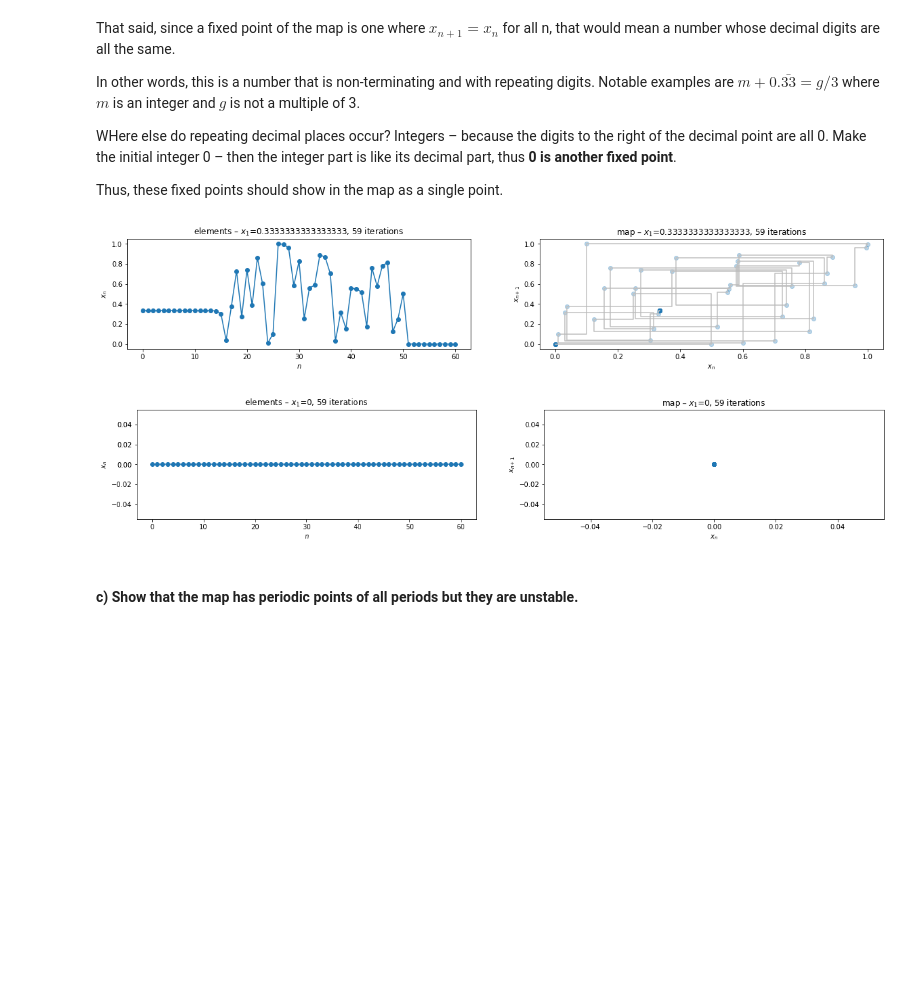
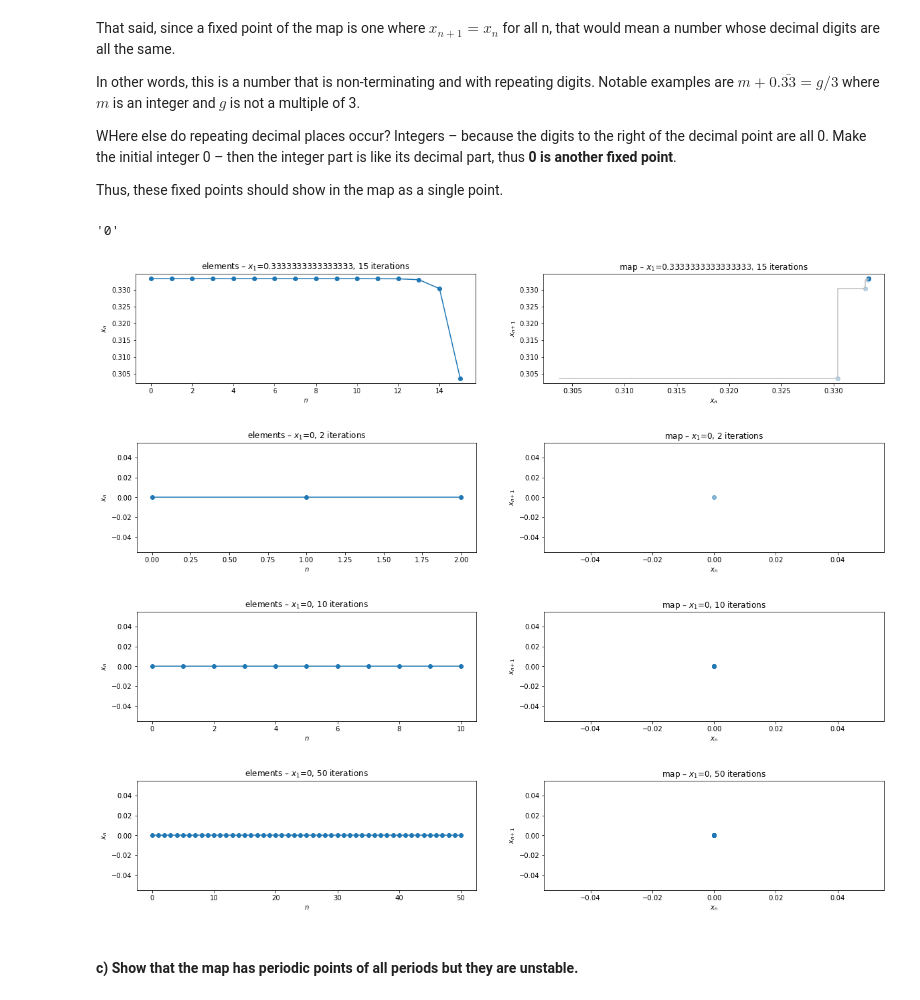
Before and after one commit to mimmphi/Physics-212, a Jupyter notebook: 10.3.7.ipynb, the cells around one changed output. Cells and saved outputs as stored; diff of their text form; code cells hidden in the pictures; blank space fills up the shorter version.

Commit message:
Fixed automation of iteration number
By operating on the input number (unmodified– this is the important part) as a string, then slicing that string to get the digits after the decimal point.

```diff
--- a/10.3.7.ipynb
+++ b/10.3.7.ipynb
@@ -21,11 +14,19 @@ test
 # %%
 # wrapped into a function
-def dec_shift_map(si, stop=len(f'{int(abs(si) - math.floor(abs(si)))}'), show=False):
-    '''si = initial condition
-    stop = number of iterations'''
+def dec_shift_map(si, stop=None, show=False):
+    '''
+    si = initial condition
+    stop = number of iterations.
+        the default value is the number of decimal places as displayed in the input, redefined later inside this function.
+        see "Scratch" section of this notebook for explanation.)
+        but can be set otherwise.
+    show = controls whether or not to print the array of elements generated by the map'''
+
     # compute iteratively
 
     s = [si] # list of values... initialized only with the initial condition
+    if stop == None:
+        stop = len(repr(si).split('.')[1]) - 1
 
     while len(s) <= stop:
         s_mod = 10 * abs(s[-1]) # prepare 10x_n, where x_n is the last element in the list...
@@ -39,26 +40,22 @@ def dec_shift_map(si, stop=len(f'{int(abs(si) - math.floor(abs(si)))}'), show=Fa
     xn = s[:stop]
     xnext = s[1:]
     pts_map = np.array([xn, xnext])
-    pts_map = pts_map.T#
-#     print(pts_map)
+    pts_map = pts_map.T # T = transpose. so that I get an array of ordered pairs, rather than a pair of arrays.
 
     # similarly for the vertices
     vertices = np.array([xnext, xnext]).T
-#     print(vertices)
 
     # concatenate both
     cobweb = np.concatenate((pts_map, vertices), axis=1)
-    # print(cobweb)
-    r = cobweb.shape[0]; c = cobweb.shape[1] // 2
-    cobweb = cobweb.reshape((2*r, c))
-#     print(cobweb)
+    r = cobweb.shape[0]; c = cobweb.shape[1]
+    cobweb = cobweb.reshape((2*r, c//2))
 
     # PLOT
 
     fig, ax = plt.subplots(1, 2, figsize=(20, 3))
     #
     ax[0].plot(np.arange(len(s)), s, marker='o')
-    ax[0].set(xlabel='$n$', ylabel='$x_n$', title=f'elements – $x_1$={si}, {stop - 1} iterations')
+    ax[0].set(xlabel='$n$', ylabel='$x_n$', title=f'elements – $x_1$={si}, {stop} iterations')
 
     # points on the map + vertices of the cobweb
     ax[1].plot(cobweb[:,0], cobweb[:,1], color='silver')
@@ -66,9 +63,12 @@ def dec_shift_map(si, stop=len(f'{int(abs(si) - math.floor(abs(si)))}'), show=Fa
     # points on the map
     ax[1].scatter(s[:stop], s[1:], marker='o', alpha=0.30) # exploit transparency of the visual to distinguish near-overlapping and fixed points from the rest.
 
-    ax[1].set(xlabel='$x_n$', ylabel='$x_{n+1}$', title=f'map – $x_1$={si}, {stop - 1} iterations')
+    ax[1].set(xlabel='$x_n$', ylabel='$x_{n+1}$', title=f'map – $x_1$={si}, {stop} iterations')
 
     if show:
-        return s
-    else:
-        None
+        print(s)
+#     else:
+#         None
+
+dec_shift_map(si=1.23456789, show=True)
+# dec_shift_map(si=1.2345, stop=10, show=True)
@@ -115,15 +107,24 @@ In other words, this is a number that is non-terminating and with repeating digi
 WHere else do repeating decimal places occur? Integers – because the digits to the right of the decimal point are all 0. Make the initial integer 0 – then the integer part is like its decimal part, thus **0 is another fixed point**.
 
 Thus, these fixed points should show in the map as a single point.
+# %%
+repr(0)
+# %% [output]
+'0'
 # %%
 # investigate notable cases; test your guesses of fixed points
 
 # repeating, non-terminating
-dec_shift_map(si=1/3, stop=60) # ???
-dec_shift_map(si=0, stop=60) # ok
+dec_shift_map(si=1/3)
+dec_shift_map(si=___) # / 99
+dec_shift_map(si=0,stop=2)
+dec_shift_map(si=0,stop=10)
+dec_shift_map(si=0,stop=50)
 # %% [output]
-[figure, old version]
+[figure, new version]
-[figure, old version]
+[figure, new version]
+[figure, added]
+[figure, added]
 # %% [markdown]
 #### c) Show that the map has periodic points of all periods but they are unstable.
 # %% [markdown]
```
Also changed, not shown: parts of 22 cells of this notebook.
